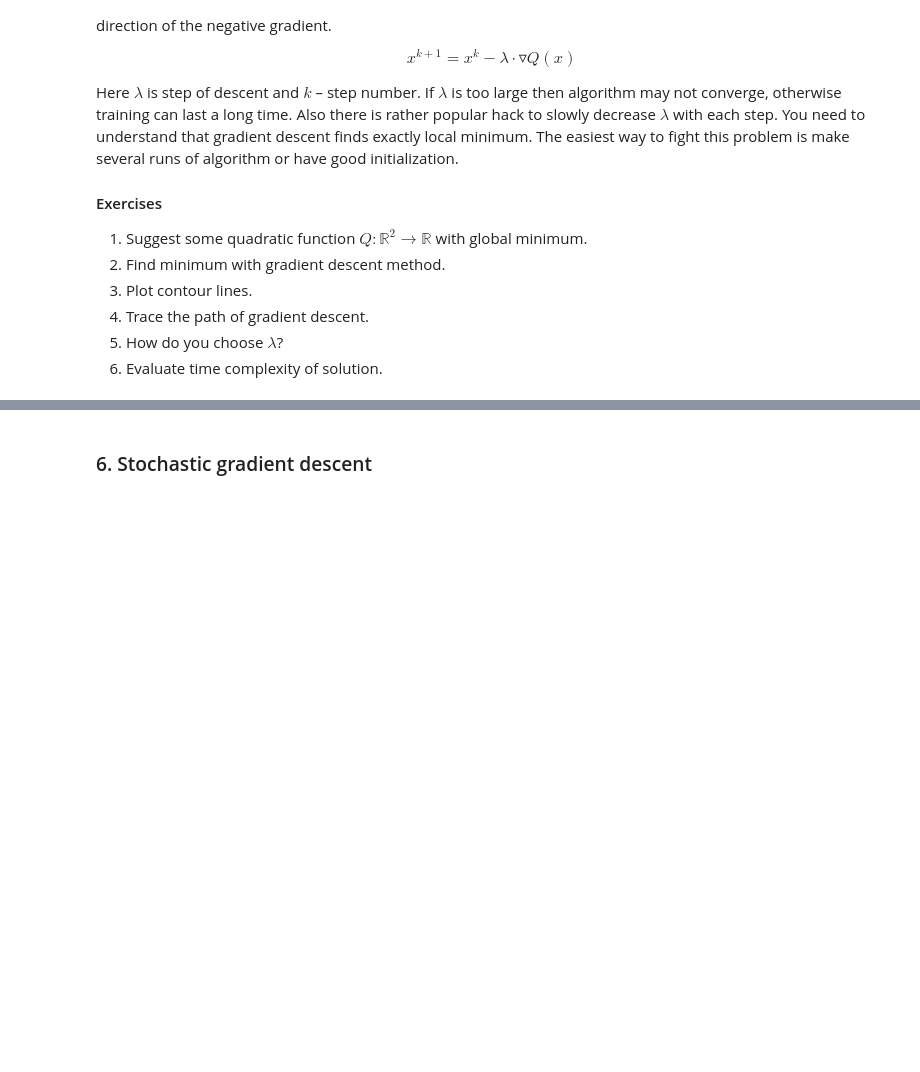
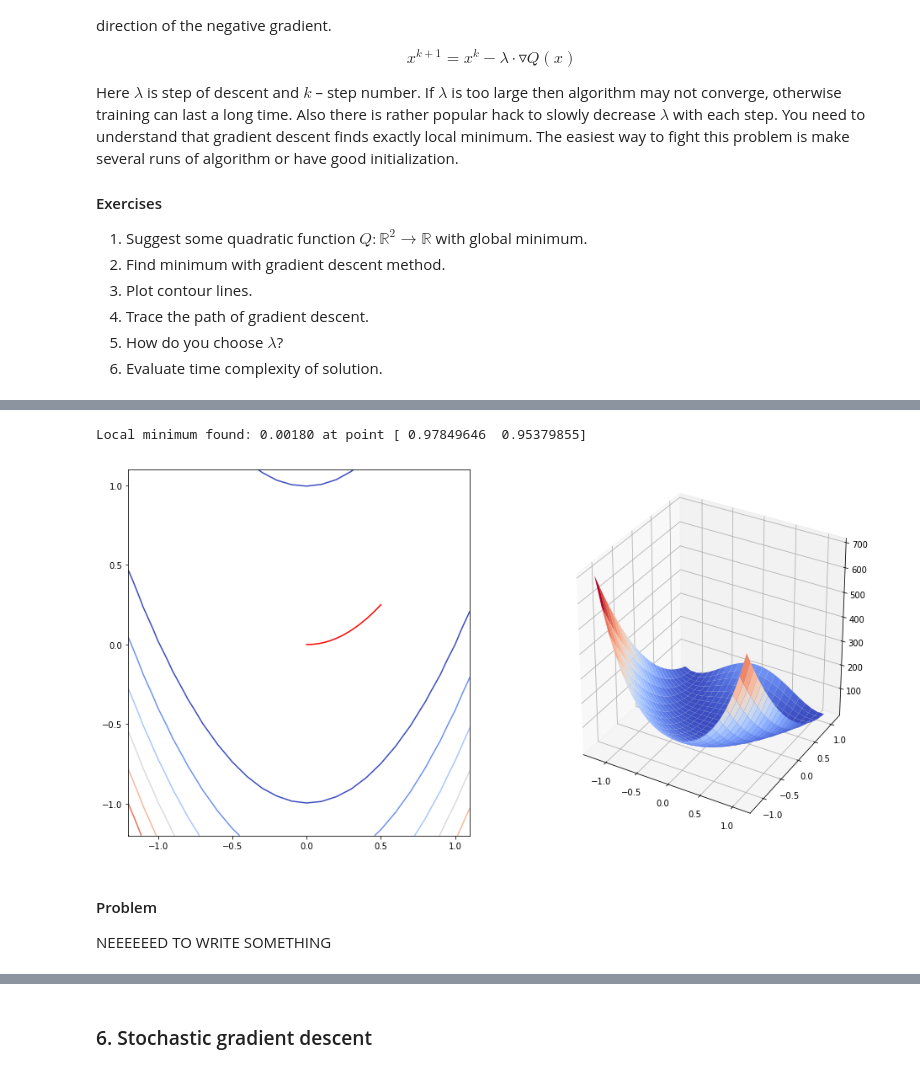
Before and after one commit to puhsu/renju, a Jupyter notebook: labs/lab-1.ipynb, the cells around one changed output, grey strips where cells are left out. Saved outputs shown, nothing was run; the diff lists cells and outputs as text; code cells hidden in the pictures; blank space fills up the shorter version.

```diff
--- a/labs/lab-1.ipynb
+++ b/labs/lab-1.ipynb
@@ -309,5 +390,65 @@ $$f(x, y) = (1-x)^2 + 100(y-x^2)^2.$$
 1. Repeat previous steps for Rosenbrock function.
 2. What problem do you face?
 3. Is there any solution?
+# %%
+step = .01
+iterations_count = 100000
+eps = 1e-20
+
+
+def rosenbrock_func(x, y):
+    return (1 - x)**2 + 100 * (y - x**2)**2
+
+def rosenbrock_deriv(x, y):
+    return np.array([400*x**3 - 400*x*y + 2*x - 1,
+                     200*y - 200*x**2])
+
+
+min_point = np.array([73, 42])
+min_value = rosenbrock_func(*min_point)
+
+for i in range(iterations_count):
+    start_point = np.random.rand(1, 2)[0]
+    local_min_point, local_min_value, _ = gradient_descent(rosenbrock_func,
+                                                           rosenbrock_deriv,
+                                                           start_point)
+    if (local_min_value < min_value):
+        min_value = local_min_value
+        min_point = local_min_point
+
+
+print("Local minimum found: {:.5f} at point {}".format(min_value, min_point))
+# %% [output]
+Local minimum found: 0.00180 at point [ 0.97849646  0.95379855]
+# %%
+step = .001
+x = np.arange(-1.2, 1.2, .1)
+y = np.arange(-1.2, 1.2, .1)
+X, Y = np.meshgrid(x, y)
+Z = rosenbrock_func(X, Y)
+
+start_point = np.array([0, 0])
+local_min_point, local_min_value, descent_path = gradient_descent(rosenbrock_func,
+                                                                  rosenbrock_deriv,
+                                                                  start_point,
+                                                                  plot=np.array([start_point]))
+
+
+fig = plt.figure(figsize=(16, 8))
+
+ax = fig.add_subplot(121)
+ax.contour(X, Y, Z, cmap=cm.coolwarm)
+ax.plot(descent_path[:,:1], descent_path[:,1:], marker='', color='r')
+
+ax = fig.add_subplot(122, projection='3d')
+ax.plot_surface(X, Y, Z, cmap=cm.coolwarm, linewidth=0)
+
+plt.show()
+# %% [output]
+[figure, added]
+# %% [markdown]
+#### Problem
+
+NEEEEEED TO WRITE SOMETHING
 # %% [markdown]
 There are some variations of the method, for example steepest descent, where we find optimal $\lambda$ for each step.
```
Also changed, not shown: parts of 15 cells of this notebook.
